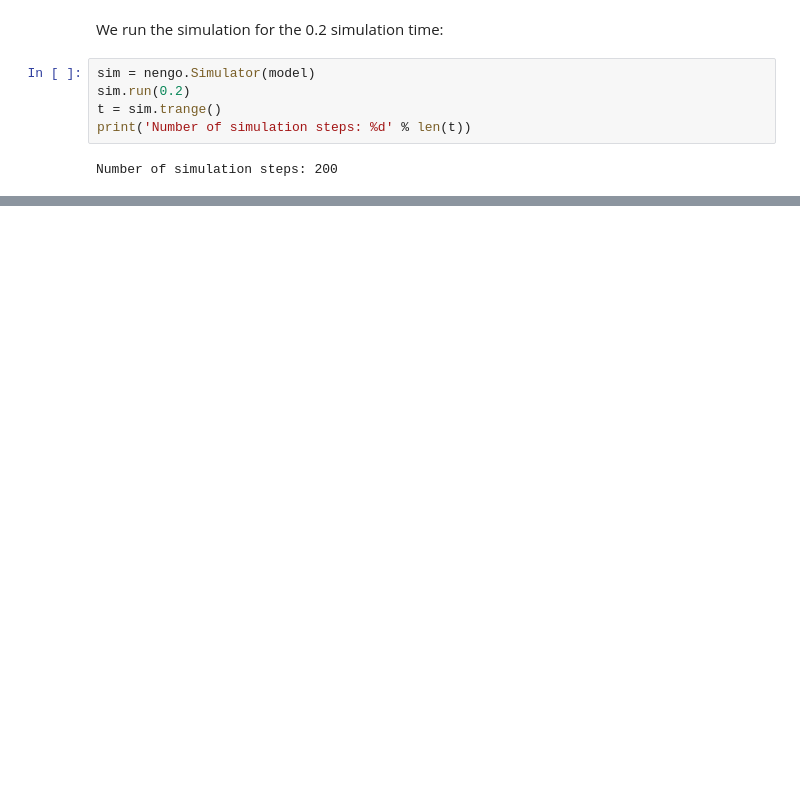
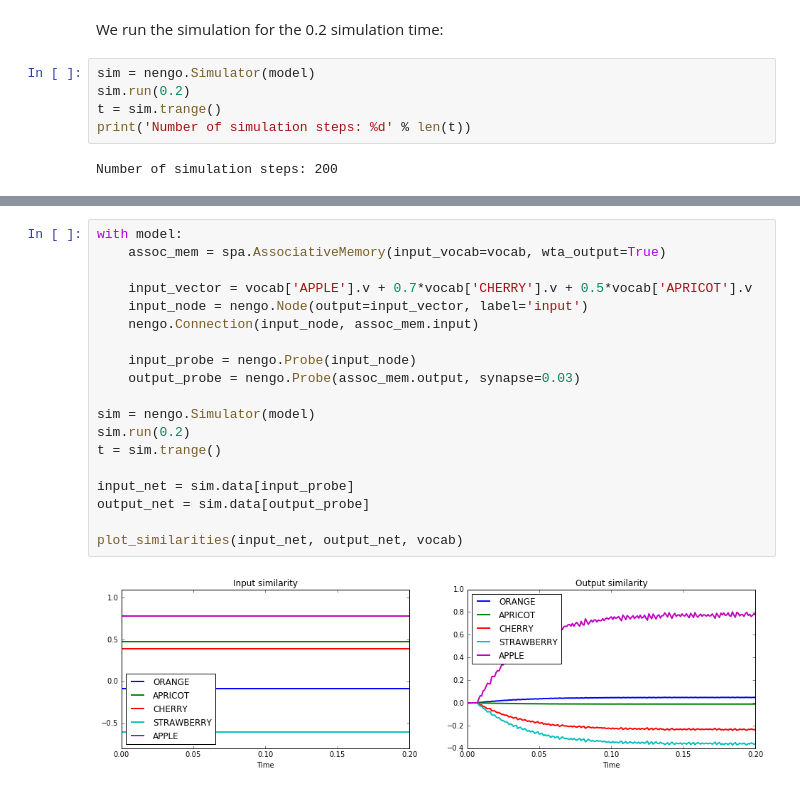
Before and after one commit to xbkong/nengo, a Jupyter notebook: examples/spa/associative_memory.ipynb, the cells around one changed output, grey strips where cells are left out. Cells and saved outputs as stored; diff of their text form; blank space fills up the shorter version.

```diff
--- a/examples/spa/associative_memory.ipynb
+++ b/examples/spa/associative_memory.ipynb
@@ -87,0 +116,21 @@ plt.legend(vocab.keys, loc='best')
+# %%
+with model:
+    assoc_mem = spa.AssociativeMemory(input_vocab=vocab, wta_output=True)
+
+    input_vector = vocab['APPLE'].v + 0.7*vocab['CHERRY'].v + 0.5*vocab['APRICOT'].v
+    input_node = nengo.Node(output=input_vector, label='input')
+    nengo.Connection(input_node, assoc_mem.input)
+
+    input_probe = nengo.Probe(input_node)
+    output_probe = nengo.Probe(assoc_mem.output, synapse=0.03)
+
+sim = nengo.Simulator(model)
+sim.run(0.2)
+t = sim.trange()
+
+input_net = sim.data[input_probe]
+output_net = sim.data[output_probe]
+
+plot_similarities(input_net, output_net, vocab)
+# %% [output]
+[figure, added]
```
Also changed, not shown: parts of 26 cells of this notebook.
